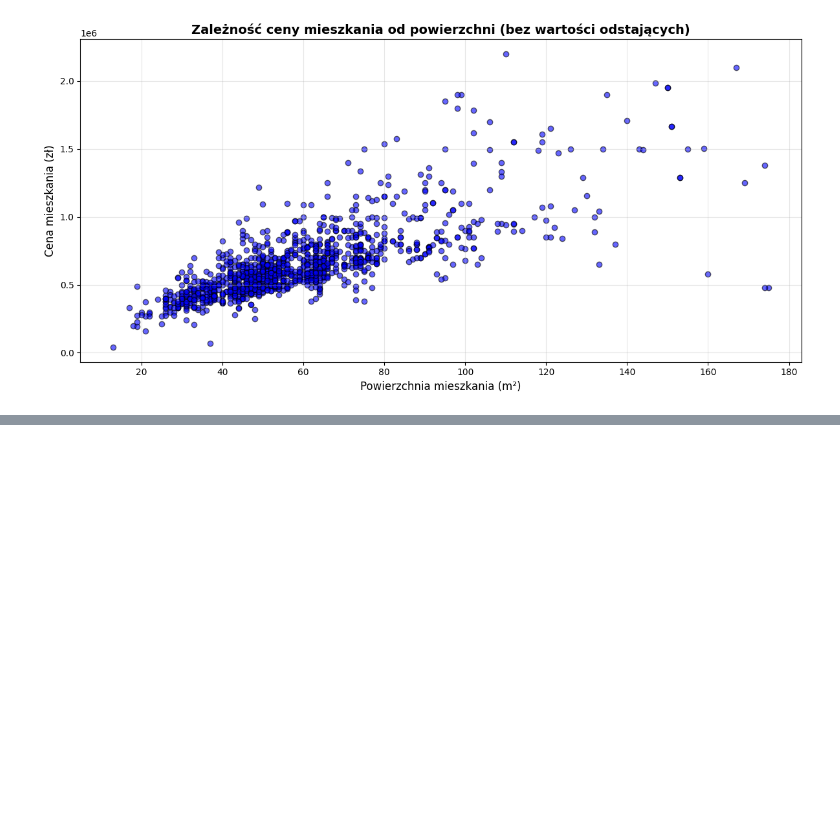
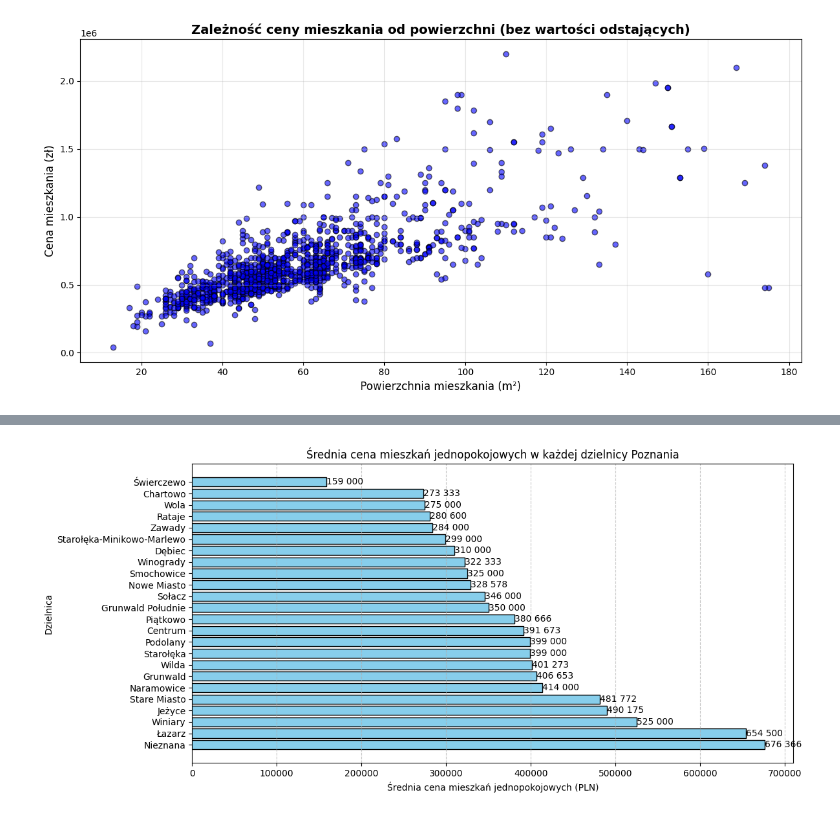
Before and after one commit to pawelczubak/Housing_Price_Analysis_in_Poznan, a Jupyter notebook: notebooks/03_DataAnalysis.ipynb, the cells around one changed output, grey strips where cells are left out. Drawn from its saved outputs; the diff is of its cells as text; code cells hidden in the pictures; blank space fills up the shorter version.

```diff
--- a/notebooks/03_DataAnalysis.ipynb
+++ b/notebooks/03_DataAnalysis.ipynb
@@ -154,0 +224,32 @@ plt.show()
+# %%
+# Usunięcie wartości odstających (ceny powyżej 3 000 000 PLN)
+df_filtered = df[df["Price"] <= 3_000_000]
+
+# Wybór mieszkań jednopokojowych
+one_room_apartments = df_filtered[df_filtered["Room number"] == 1]
+
+# Obliczenie średniej ceny mieszkań jednopokojowych w każdej dzielnicy
+average_price_one_room_per_district = one_room_apartments.groupby("District")["Price"].mean().reset_index()
+
+# Sortowanie wyników dla lepszej czytelności
+average_price_one_room_per_district = average_price_one_room_per_district.sort_values(by="Price", ascending=False)
+
+# Tworzenie wykresu
+plt.figure(figsize=(12, 6))
+bars = plt.barh(average_price_one_room_per_district["District"], average_price_one_room_per_district["Price"], color='skyblue', edgecolor='black')
+
+# Dodanie etykiet na słupkach
+for bar in bars:
+    plt.text(bar.get_width(), bar.get_y() + bar.get_height()/2, f"{int(bar.get_width()):,}".replace(",", " "), ha='left', va='center', fontsize=10)
+
+# Etykiety i tytuł wykresu
+plt.xlabel("Średnia cena mieszkań jednopokojowych (PLN)")
+plt.ylabel("Dzielnica")
+plt.title("Średnia cena mieszkań jednopokojowych w każdej dzielnicy Poznania")
+plt.grid(axis='x', linestyle='--', alpha=0.7)
+plt.ticklabel_format(style='plain', axis='x')  # Wyłączenie notacji naukowej dla cen
+
+# Wyświetlenie wykresu
+plt.show()
+# %% [output]
+[figure, added]
```
Also changed, not shown: parts of 5 cells of this notebook.
